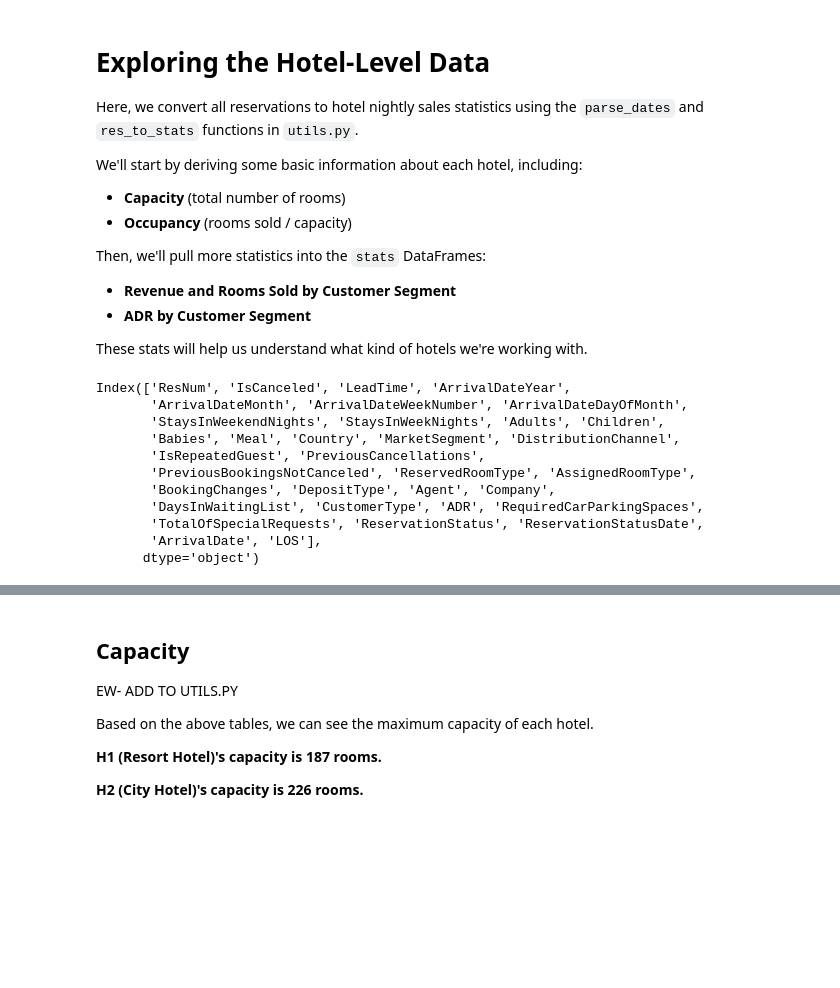
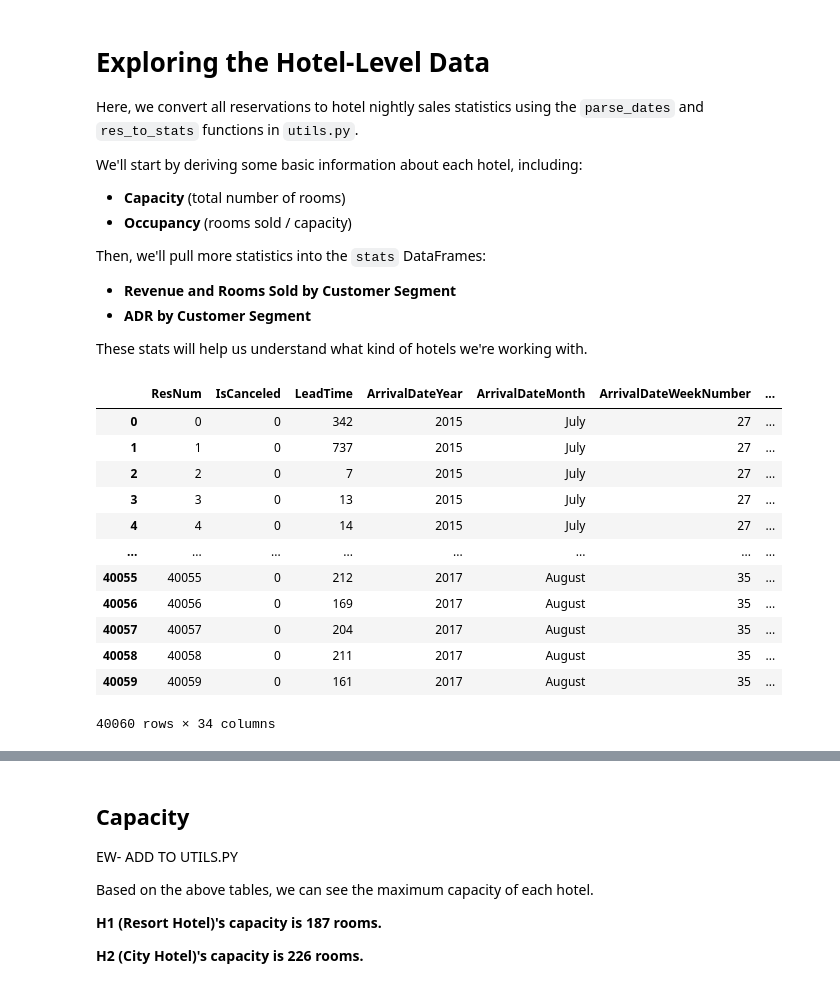
Before and after one commit to edubu2/hotel-revman-system, a Jupyter notebook: code/hotel_stats.ipynb, the cells around one changed output, grey strips where cells are left out. Cells and saved outputs as stored; diff of their text form; code cells hidden in the pictures; blank space fills up the shorter version.

```diff
--- a/code/hotel_stats.ipynb
+++ b/code/hotel_stats.ipynb
@@ -41,17 +29,19 @@ h2_dbds.to_pickle("pickle/h2_dbds.pick")
 # h1_dbds = pd.read_pickle("pickle/h1_dbds.pick")
 # h2_dbds = pd.read_pickle("pickle/h2_dbds.pick")
 # %%
-df_h1.columns
+h1_res
 # %% [output]
+|  | ResNum | IsCanceled | LeadTime | ArrivalDateYear | ArrivalDateMonth | ArrivalDateWeekNumber | ... |
+| 0 | 0 | 0 | 342 | 2015 | July | 27 | ... |
+| 1 | 1 | 0 | 737 | 2015 | July | 27 | ... |
+| 2 | 2 | 0 | 7 | 2015 | July | 27 | ... |
+| 3 | 3 | 0 | 13 | 2015 | July | 27 | ... |
+| 4 | 4 | 0 | 14 | 2015 | July | 27 | ... |
+| ... | ... | ... | ... | ... | ... | ... | ... |
+| 40055 | 40055 | 0 | 212 | 2017 | August | 35 | ... |
+| 40056 | 40056 | 0 | 169 | 2017 | August | 35 | ... |
+| 40057 | 40057 | 0 | 204 | 2017 | August | 35 | ... |
+| 40058 | 40058 | 0 | 211 | 2017 | August | 35 | ... |
+| 40059 | 40059 | 0 | 161 | 2017 | August | 35 | ... |
-Index(['ResNum', 'IsCanceled', 'LeadTime', 'ArrivalDateYear',
-       'ArrivalDateMonth', 'ArrivalDateWeekNumber', 'ArrivalDateDayOfMonth',
-       'StaysInWeekendNights', 'StaysInWeekNights', 'Adults', 'Children',
-       'Babies', 'Meal', 'Country', 'MarketSegment', 'DistributionChannel',
-       'IsRepeatedGuest', 'PreviousCancellations',
-       'PreviousBookingsNotCanceled', 'ReservedRoomType', 'AssignedRoomType',
-       'BookingChanges', 'DepositType', 'Agent', 'Company',
-       'DaysInWaitingList', 'CustomerType', 'ADR', 'RequiredCarParkingSpaces',
-       'TotalOfSpecialRequests', 'ReservationStatus', 'ReservationStatusDate',
-       'ArrivalDate', 'LOS'],
-      dtype='object')
+40060 rows × 34 columns
 # %%
```
Also changed, not shown: parts of 21 cells of this notebook, 3 other files.
